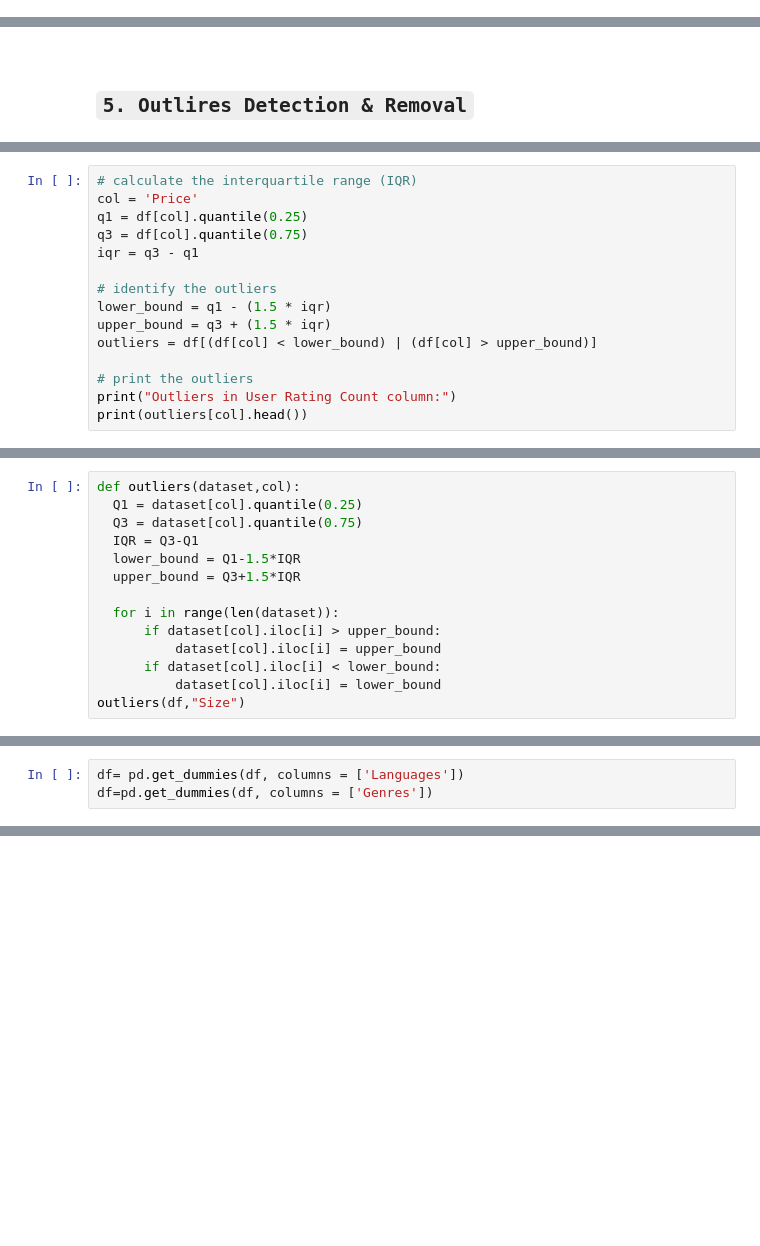
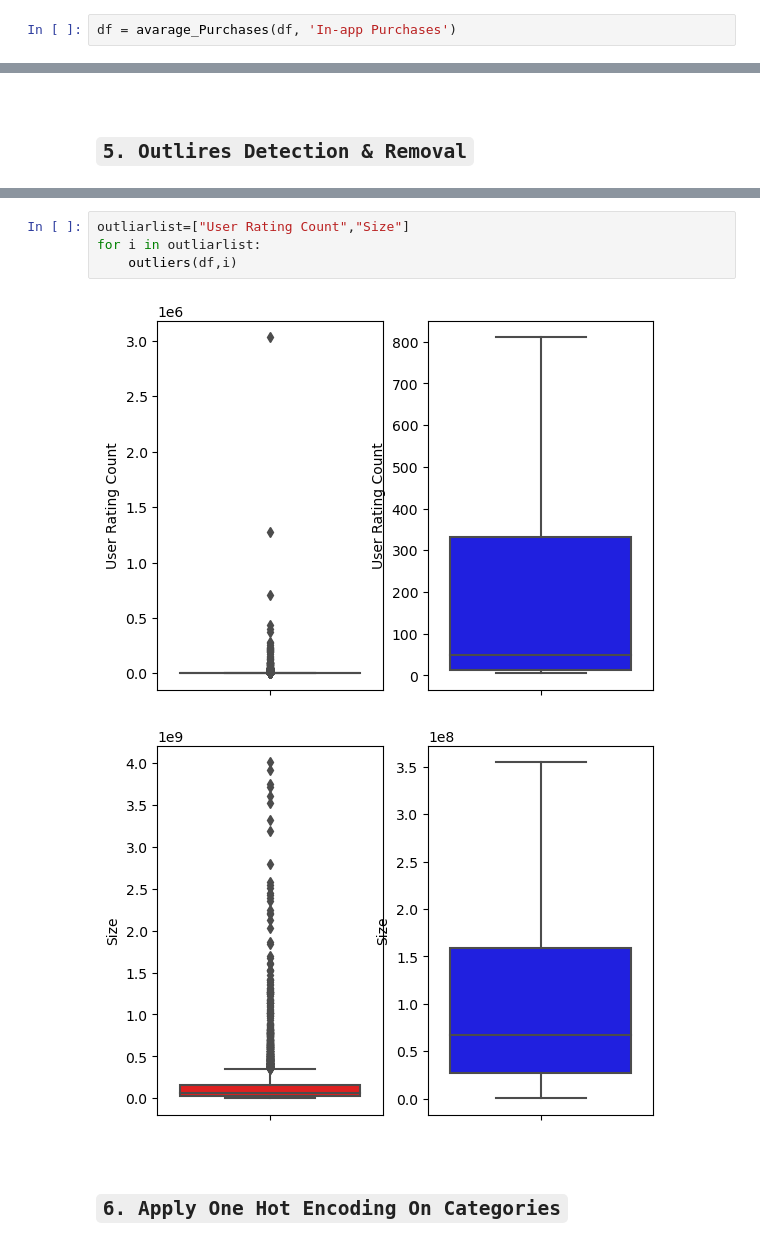
Before and after one commit to Abdelrhman-Sayed70/Game_Application_Success_Prediction, a Jupyter notebook: Milestone 1/Preprocessing/Game Success Prediction.ipynb, the cells around one changed output, grey strips where cells are left out. Cells and saved outputs as stored; diff of their text form; blank space fills up the shorter version.

```diff
--- a/Milestone 1/Preprocessing/Game Success Prediction.ipynb
+++ b/Milestone 1/Preprocessing/Game Success Prediction.ipynb
@@ -223,0 +276,2 @@ missing_data
+# %%
+df = avarage_Purchases(df, 'In-app Purchases')
@@ -278,15 +324,0 @@ df.describe()
-# %%
-# calculate the interquartile range (IQR)
-col = 'Price'
-q1 = df[col].quantile(0.25)
-q3 = df[col].quantile(0.75)
-iqr = q3 - q1
-
-# identify the outliers
-lower_bound = q1 - (1.5 * iqr)
-upper_bound = q3 + (1.5 * iqr)
-outliers = df[(df[col] < lower_bound) | (df[col] > upper_bound)]
-
-# print the outliers
-print("Outliers in User Rating Count column:")
-print(outliers[col].head())
@@ -301,14 +324,0 @@ Name: Price, dtype: float64
-# %%
-def outliers(dataset,col):
-  Q1 = dataset[col].quantile(0.25)
-  Q3 = dataset[col].quantile(0.75)
-  IQR = Q3-Q1
-  lower_bound = Q1-1.5*IQR
-  upper_bound = Q3+1.5*IQR
-
-  for i in range(len(dataset)):
-      if dataset[col].iloc[i] > upper_bound:
-          dataset[col].iloc[i] = upper_bound
-      if dataset[col].iloc[i] < lower_bound:
-          dataset[col].iloc[i] = lower_bound
-outliers(df,"Size")
@@ -347,3 +324,0 @@ Name: In-app Purchases, Length: 5214, dtype: object
-# %%
-df= pd.get_dummies(df, columns = ['Languages'])
-df=pd.get_dummies(df, columns = ['Genres'])
@@ -365,0 +325,11 @@ df
+# %%
+outliarlist=["User Rating Count","Size"]
+for i in outliarlist:
+    outliers(df,i)
+# %% [output]
+[figure, added]
+[figure, added]
+# %% [markdown]
+<br>
+
+## `6. Apply One Hot Encoding On Categories`
```
Also changed, not shown: parts of 73 cells of this notebook.
